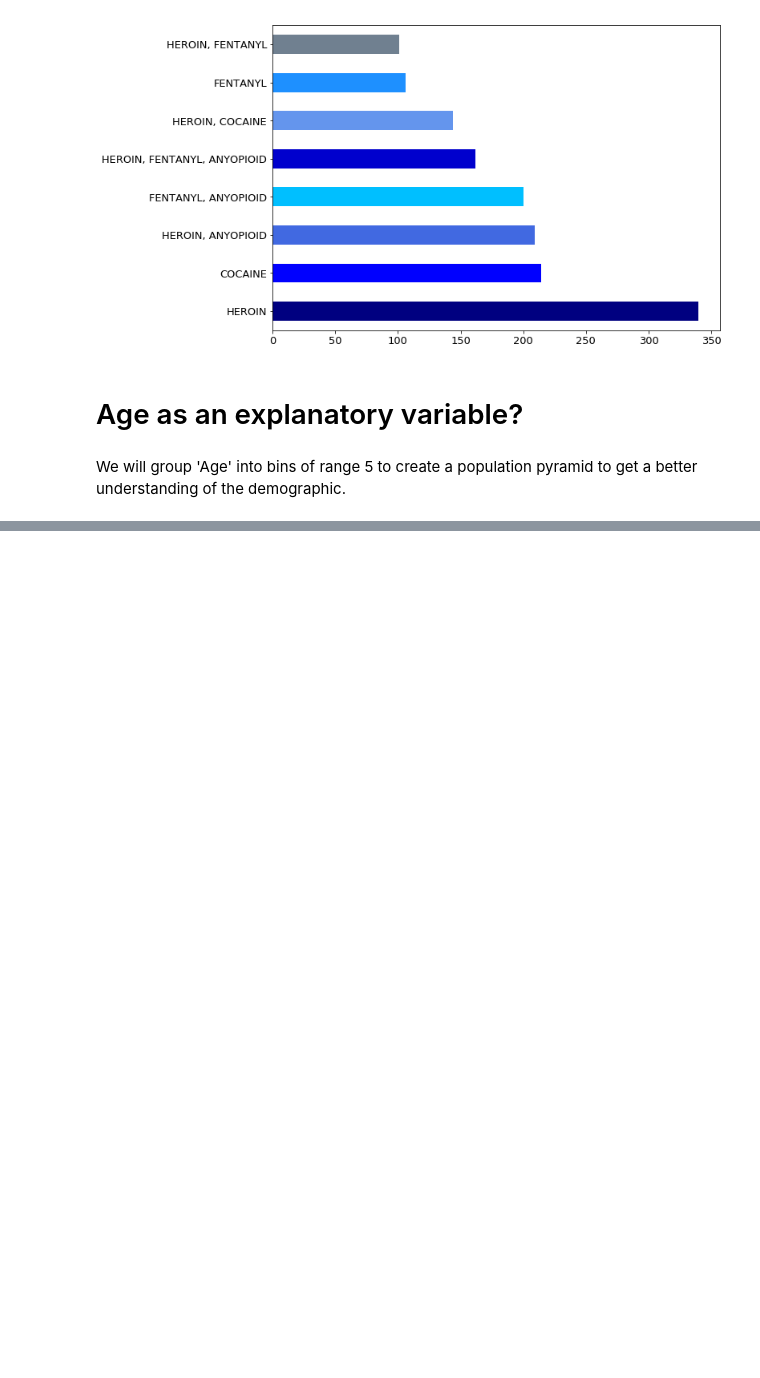
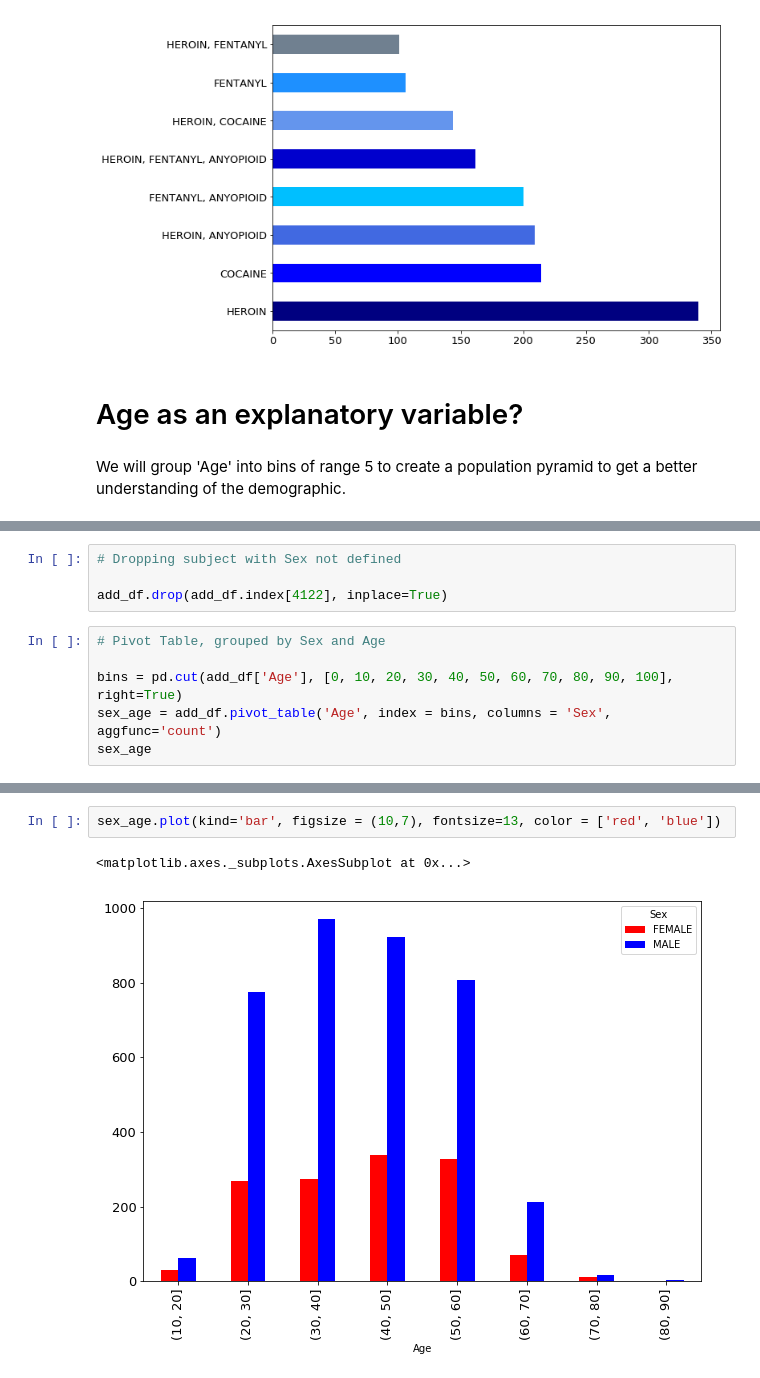
Before and after one commit to kalbond/data_science_term_project, a Jupyter notebook: notebooks/accidental_drug_related_deaths.ipynb, the cells around one changed output, grey strips where cells are left out. Cells and saved outputs as stored; diff of their text form; blank space fills up the shorter version.

```diff
--- a/notebooks/accidental_drug_related_deaths.ipynb
+++ b/notebooks/accidental_drug_related_deaths.ipynb
@@ -385,0 +438,10 @@ plt.show()
+# %%
+# Dropping subject with Sex not defined
+
+add_df.drop(add_df.index[4122], inplace=True)
+# %%
+# Pivot Table, grouped by Sex and Age
+
+bins = pd.cut(add_df['Age'], [0, 10, 20, 30, 40, 50, 60, 70, 80, 90, 100], right=True)
+sex_age = add_df.pivot_table('Age', index = bins, columns = 'Sex', aggfunc='count')
+sex_age
@@ -385,0 +459,5 @@ plt.show()
+# %%
+sex_age.plot(kind='bar', figsize = (10,7), fontsize=13, color = ['red', 'blue'])
+# %% [output]
+<matplotlib.axes._subplots.AxesSubplot at 0x...>
+[figure, added]
```
Also changed, not shown: parts of 8 cells of this notebook.
